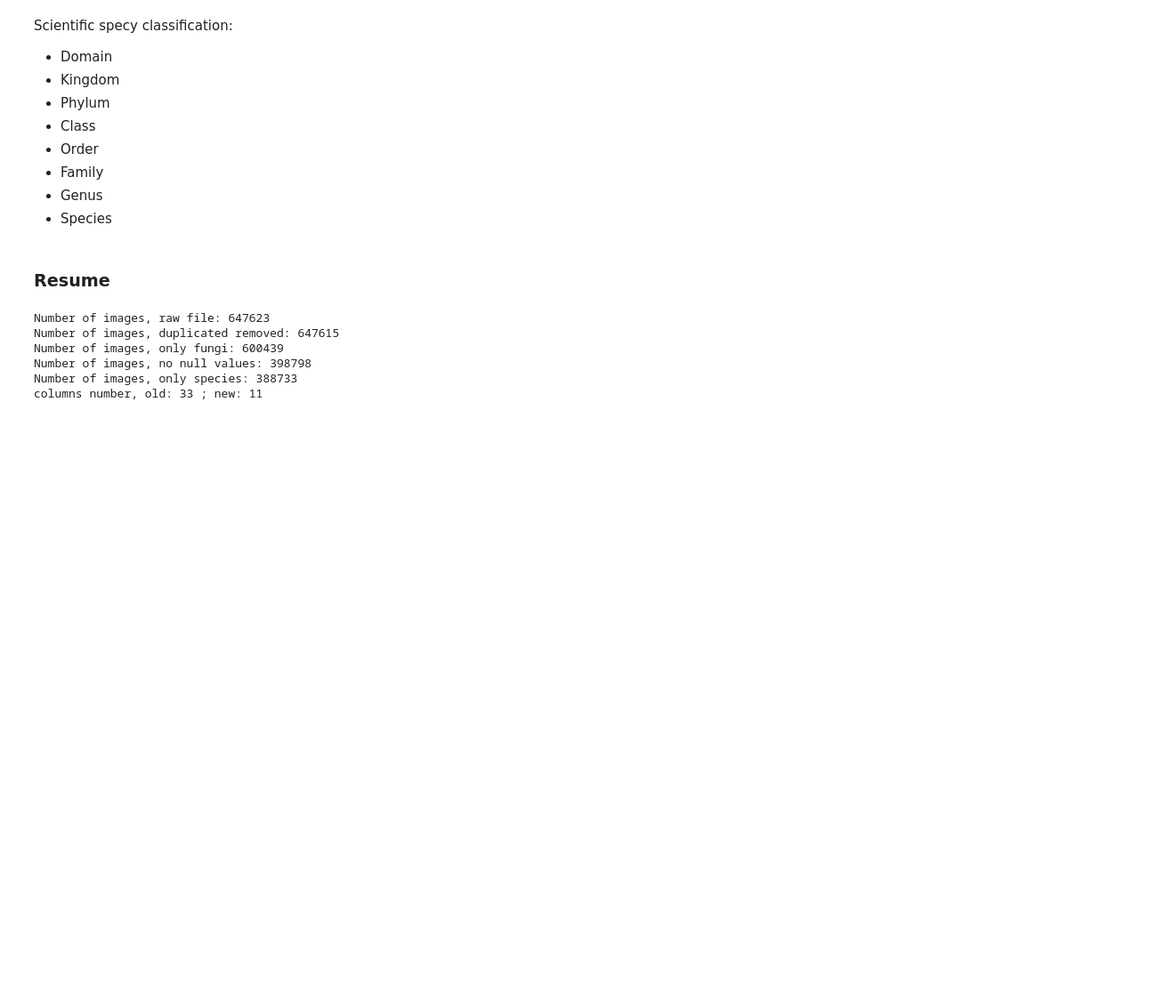
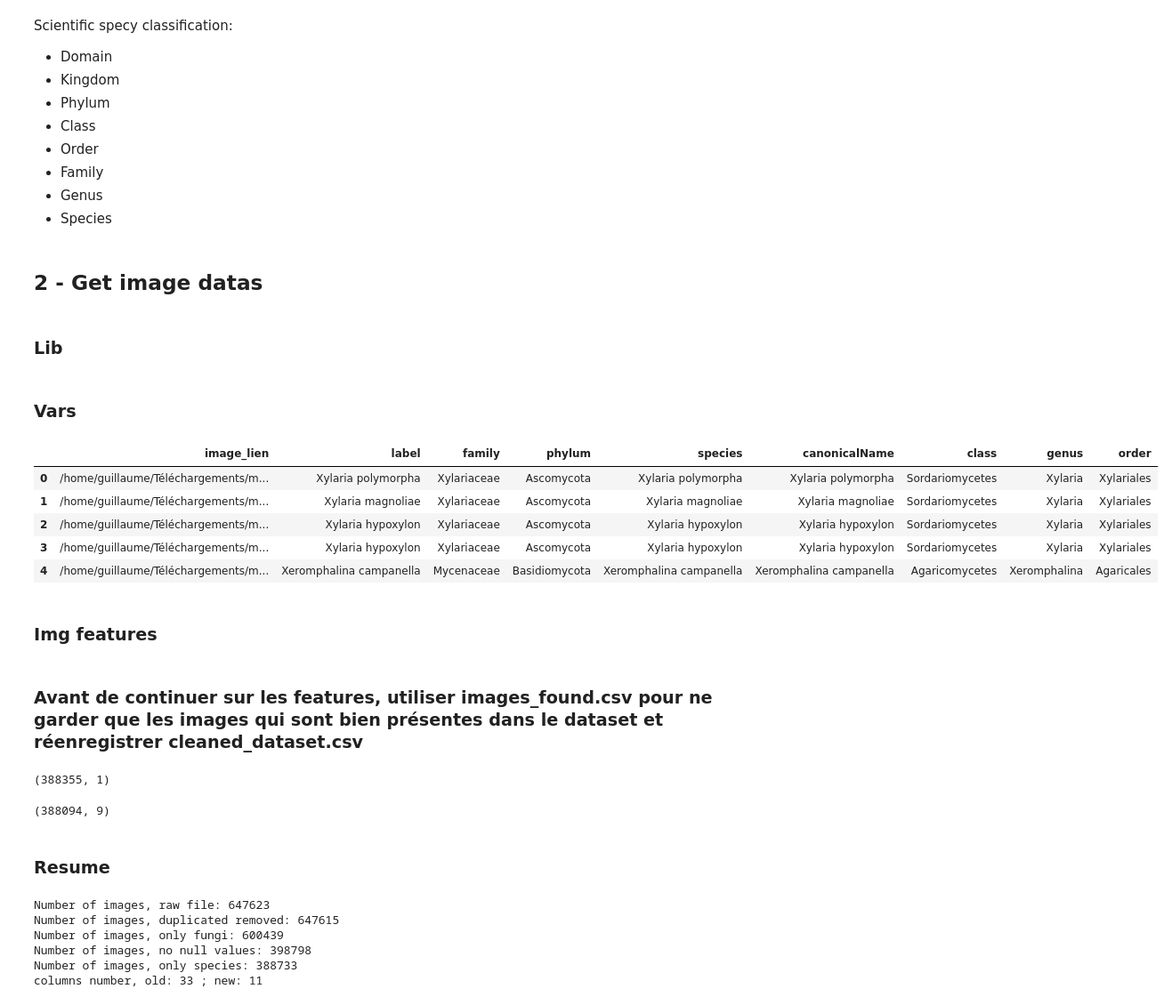
Before and after one commit to guillaumepot/mushroom_datascience, a Jupyter notebook: src/notebooks/1-dataset_clean.ipynb, the cells around one changed output. Shown: that part at 89% size. Cells and saved outputs as stored; diff of their text form; code cells hidden in the pictures; blank space fills up the shorter version.

Commit message:
Update Dataset_clean (add image sort with features)

```diff
--- a/src/notebooks/1-dataset_clean.ipynb
+++ b/src/notebooks/1-dataset_clean.ipynb
@@ -148,0 +151,34 @@ cleaned_dataset.to_csv("../../storage/datas/csv/clean/cleaned_dataset.csv", inde
+# %% [markdown]
+## 2 - Get image datas
+# %% [markdown]
+### Lib
+# %%
+import cv2
+import pandas as pd
+pd.set_option('display.max_columns', None)
+# %% [markdown]
+### Vars
+# %%
+# File URL
+clean_csv_url="../../storage/datas/csv/clean/cleaned_dataset.csv"
+# Img URL
+img_url = "/home/guillaume/Téléchargements/mushroom-dataset/"
+
+# Load CSV as DF
+cleaned_dataset = pd.read_csv(clean_csv_url, low_memory=False)
+
+# Change path to img in the dataset
+cleaned_dataset['image_lien'] = cleaned_dataset['image_lien'].apply(lambda x: img_url + x)
+# %%
+cleaned_dataset.head(5)
+# %% [output]
+|  | image_lien | label | family | phylum | species | canonicalName | class | genus | order |
+| 0 | /home/guillaume/Téléchargements/m... | Xylaria polymorpha | Xylariaceae | Ascomycota | Xylaria polymorpha | Xylaria polymorpha | Sordariomycetes | Xylaria | Xylariales |
+| 1 | /home/guillaume/Téléchargements/m... | Xylaria magnoliae | Xylariaceae | Ascomycota | Xylaria magnoliae | Xylaria magnoliae | Sordariomycetes | Xylaria | Xylariales |
+| 2 | /home/guillaume/Téléchargements/m... | Xylaria hypoxylon | Xylariaceae | Ascomycota | Xylaria hypoxylon | Xylaria hypoxylon | Sordariomycetes | Xylaria | Xylariales |
+| 3 | /home/guillaume/Téléchargements/m... | Xylaria hypoxylon | Xylariaceae | Ascomycota | Xylaria hypoxylon | Xylaria hypoxylon | Sordariomycetes | Xylaria | Xylariales |
+| 4 | /home/guillaume/Téléchargements/m... | Xeromphalina campanella | Mycenaceae | Basidiomycota | Xeromphalina campanella | Xeromphalina campanella | Agaricomycetes | Xeromphalina | Agaricales |
+# %% [markdown]
+### Img features
+# %% [markdown]
+### Avant de continuer sur les features, utiliser images_found.csv pour ne garder que les images qui sont bien présentes dans le dataset et réenregistrer cleaned_dataset.csv
@@ -148,0 +187,10 @@ cleaned_dataset.to_csv("../../storage/datas/csv/clean/cleaned_dataset.csv", inde
+# %%
+image_list.head()
+image_list.shape
+# %% [output]
+(388355, 1)
+# %%
+cleaned_dataset.head()
+cleaned_dataset.shape
+# %% [output]
+(388094, 9)
```
Also changed, not shown: parts of 12 cells of this notebook, 9 other files.
